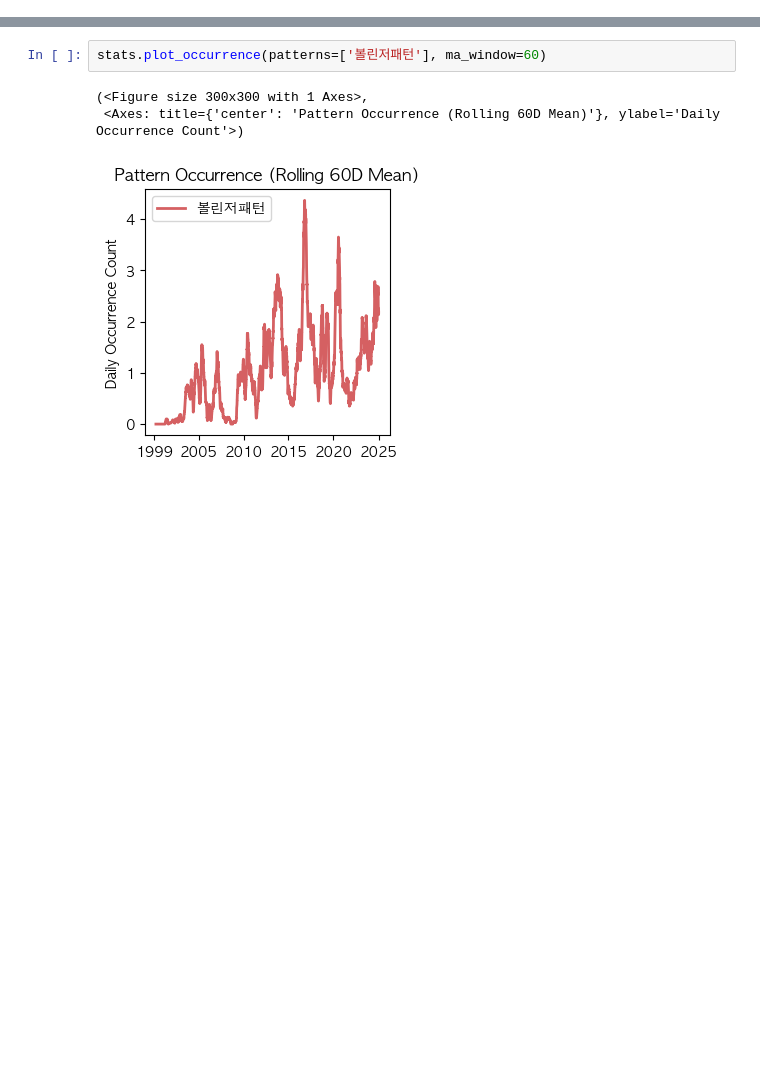
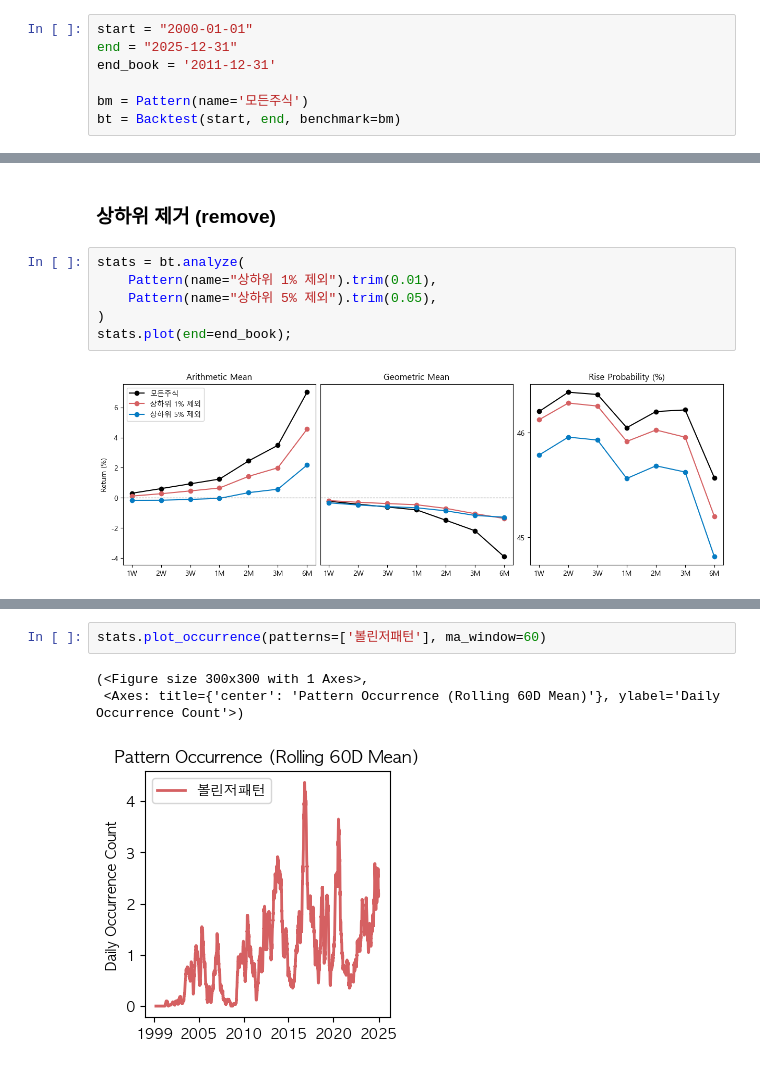
Before and after one commit to gem763/metricstudio, a Jupyter notebook: main.ipynb, the cells around one changed output, grey strips where cells are left out. Saved outputs shown, nothing was run; the diff lists cells and outputs as text; blank space fills up the shorter version.

```diff
--- a/main.ipynb
+++ b/main.ipynb
@@ -176,0 +11,7 @@ stats.plot(start='2000-01-01', end='2025-12-31');
+# %%
+start = "2000-01-01"
+end = "2025-12-31"
+end_book = '2011-12-31'
+
+bm = Pattern(name='모든주식')
+bt = Backtest(start, end, benchmark=bm)
@@ -176,0 +39,10 @@ stats.plot(start='2000-01-01', end='2025-12-31');
+# %% [markdown]
+### 상하위 제거 (remove)
+# %%
+stats = bt.analyze(
+    Pattern(name="상하위 1% 제외").trim(0.01),
+    Pattern(name="상하위 5% 제외").trim(0.05),
+)
+stats.plot(end=end_book);
+# %% [output]
+[figure, added]
```
Also changed, not shown: parts of 84 cells of this notebook, 9 other files.
